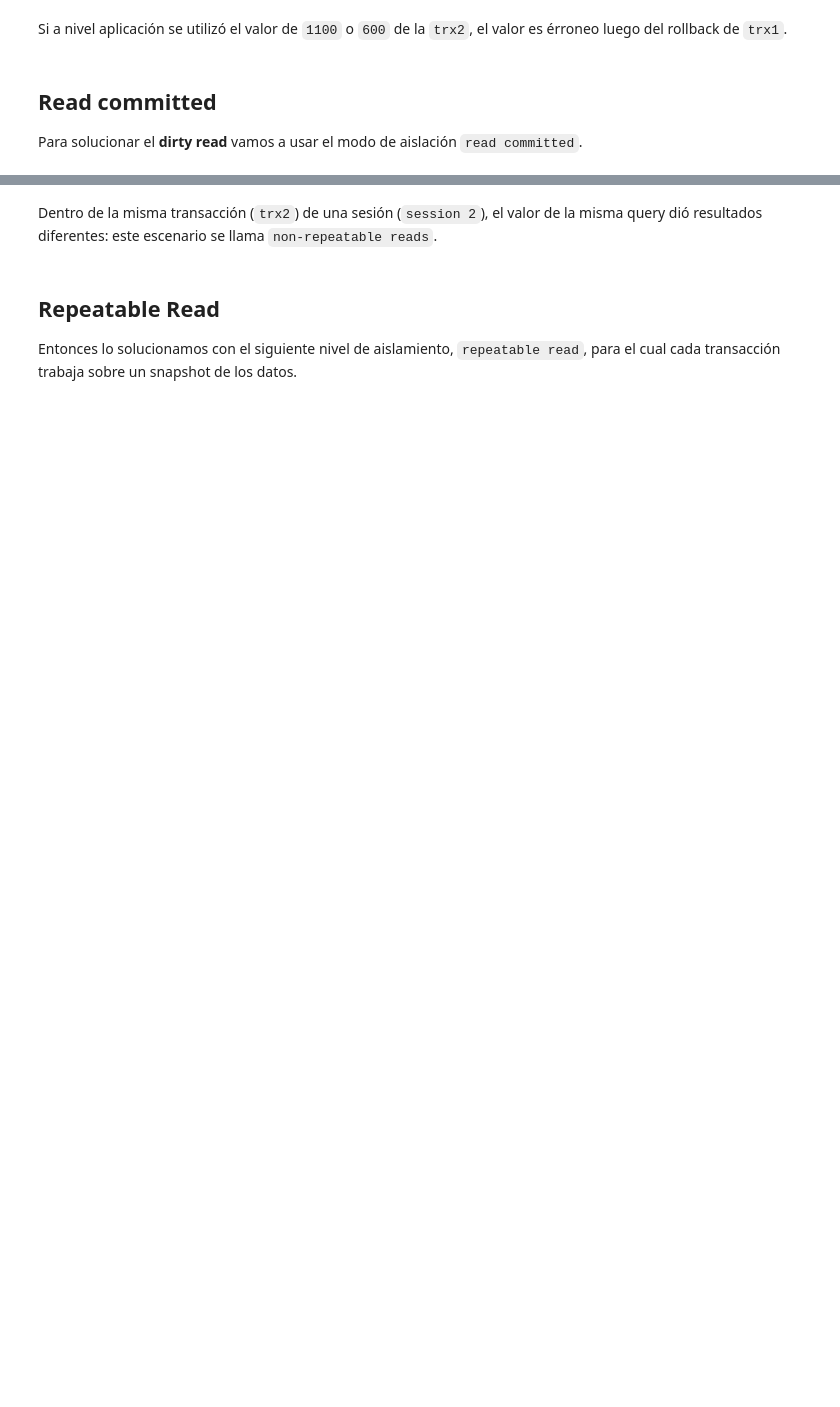
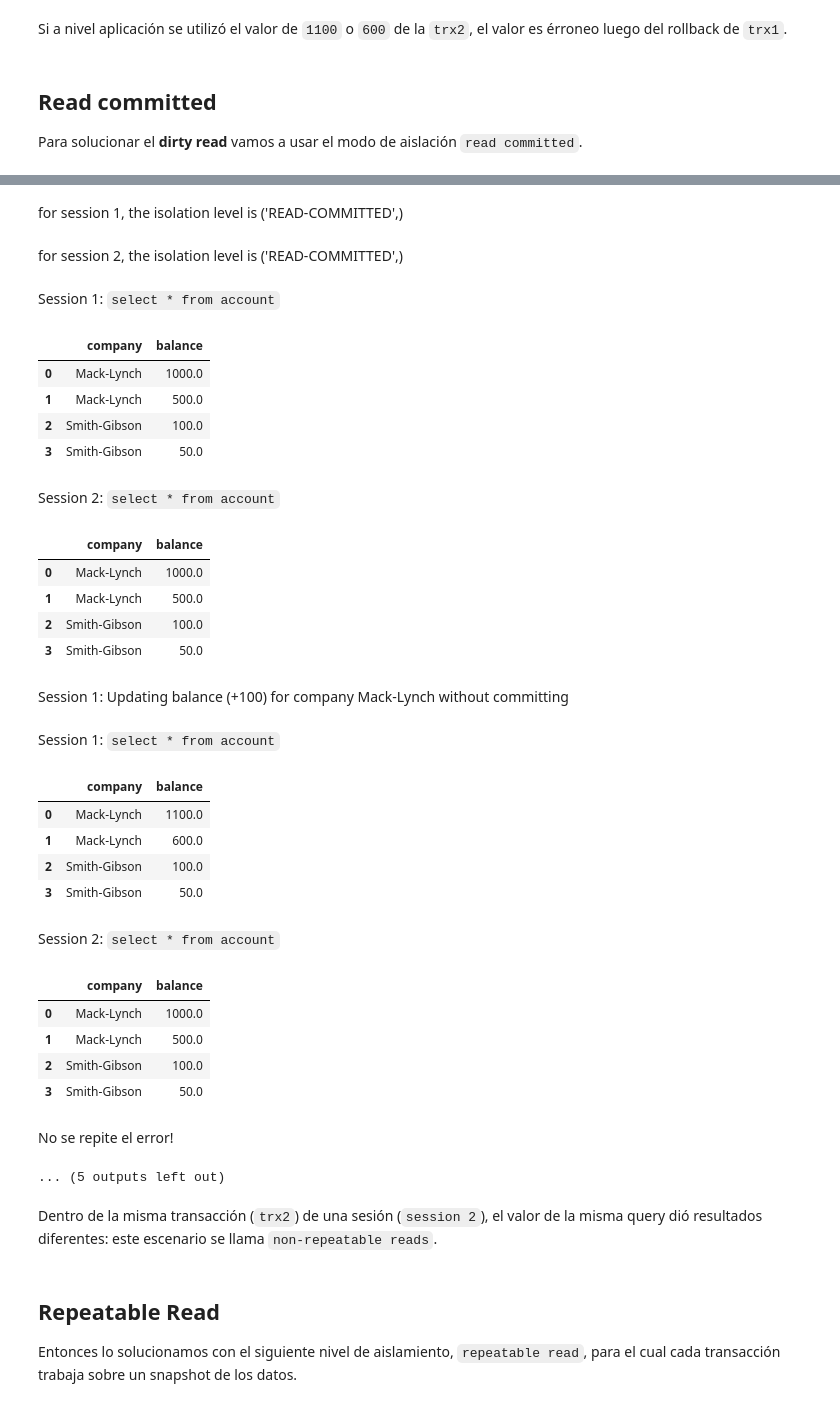
Before and after one commit to UTDT-TD7/practicas, a Jupyter notebook: practica_trx/notebooks/Práctica.ipynb, the cells around one changed output, grey strips where cells are left out. Cells and saved outputs as stored; diff of their text form; code cells hidden in the pictures; blank space fills up the shorter version.

```diff
--- a/practica_trx/notebooks/Práctica.ipynb
+++ b/practica_trx/notebooks/Práctica.ipynb
@@ -256,3 +207,72 @@ No se repite el error!
+# %%
+conn1 = mysql.connect().execution_options(
+    isolation_level="READ COMMITTED"
+)
+conn2 = mysql.connect().execution_options(
+    isolation_level="READ COMMITTED"
+)
+
+trx1 = conn1.begin()
+trx2 = conn2.begin()
+
+display_md(f"for session 1, the isolation level is {conn1.execute(text('SELECT @@transaction_ISOLATION')).fetchone()}")
+display_md(f"for session 2, the isolation level is {conn2.execute(text('SELECT @@transaction_ISOLATION')).fetchone()}")
+
+display_md("Session 1: `select * from account`")
+display(pd.read_sql("select * from account", conn1))
+
+display_md("Session 2: `select * from account`")
+display(pd.read_sql("select * from account", conn2))
+
+display_md(f"Session 1: Updating balance (+100) for company {company_a} without committing")
+conn1.execute(text("update account set balance = balance + 100 where company = :company_a"), parameters={"company_a": company_a})
+
+display_md("Session 1: `select * from account`")
+display(pd.read_sql("select * from account", conn1))
+
+display_md("Session 2: `select * from account`")
+display(pd.read_sql("select * from account", conn2))
+
+display_md("No se repite el error!")
+
+display_md("Session 1: commit")
+trx1.commit()
+
+display_md("Session 1: `select * from account`")
+display(pd.read_sql("select * from account", conn1))
+
+display_md("Session 2: `select * from account`")
+display(pd.read_sql("select * from account", conn2))
+# %% [output]
+for session 1, the isolation level is ('READ-COMMITTED',)
+for session 2, the isolation level is ('READ-COMMITTED',)
+Session 1: `select * from account`
+|  | company | balance |
+| 0 | Mack-Lynch | 1000.0 |
+| 1 | Mack-Lynch | 500.0 |
+| 2 | Smith-Gibson | 100.0 |
+| 3 | Smith-Gibson | 50.0 |
+Session 2: `select * from account`
+|  | company | balance |
+| 0 | Mack-Lynch | 1000.0 |
+| 1 | Mack-Lynch | 500.0 |
+| 2 | Smith-Gibson | 100.0 |
+| 3 | Smith-Gibson | 50.0 |
+Session 1: Updating balance (+100) for company Mack-Lynch without committing
+Session 1: `select * from account`
+|  | company | balance |
+| 0 | Mack-Lynch | 1100.0 |
+| 1 | Mack-Lynch | 600.0 |
+| 2 | Smith-Gibson | 100.0 |
+| 3 | Smith-Gibson | 50.0 |
+Session 2: `select * from account`
+|  | company | balance |
+| 0 | Mack-Lynch | 1000.0 |
+| 1 | Mack-Lynch | 500.0 |
+| 2 | Smith-Gibson | 100.0 |
+| 3 | Smith-Gibson | 50.0 |
+No se repite el error!
+... (5 outputs left out)
 # %% [markdown]
 Dentro de la misma transacción (`trx2`) de una sesión (`session 2`), el valor de la misma query dió resultados diferentes: este escenario se llama `non-repeatable reads`.
 # %% [markdown]
```
Also changed, not shown: parts of 44 cells of this notebook.
